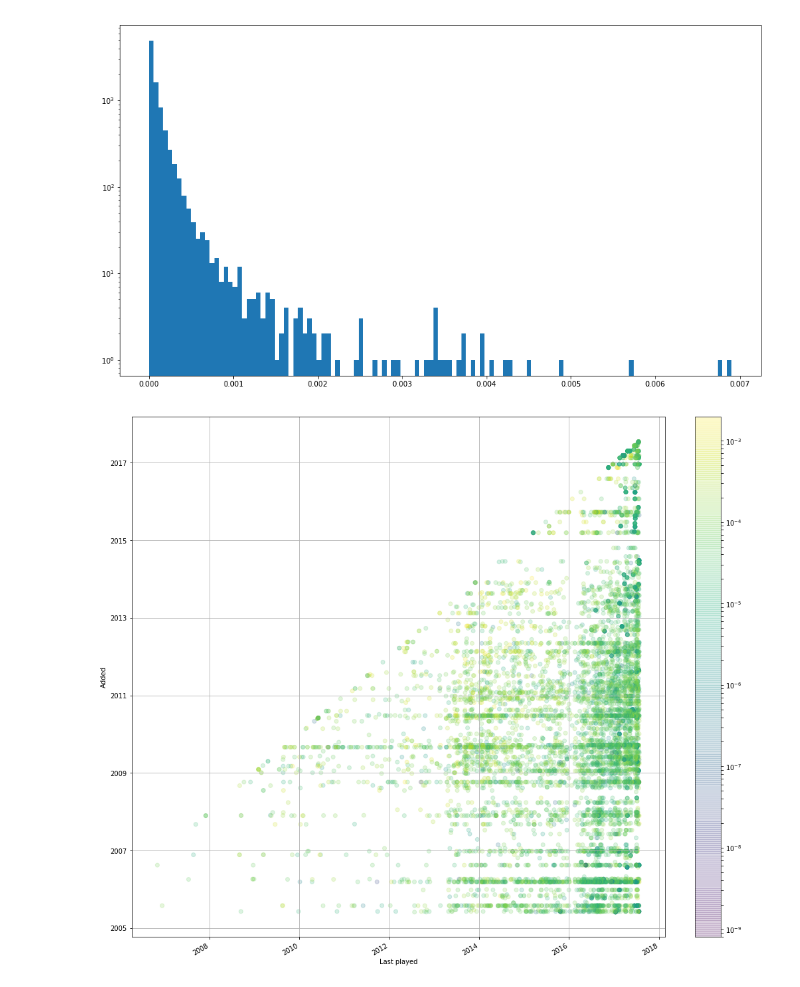
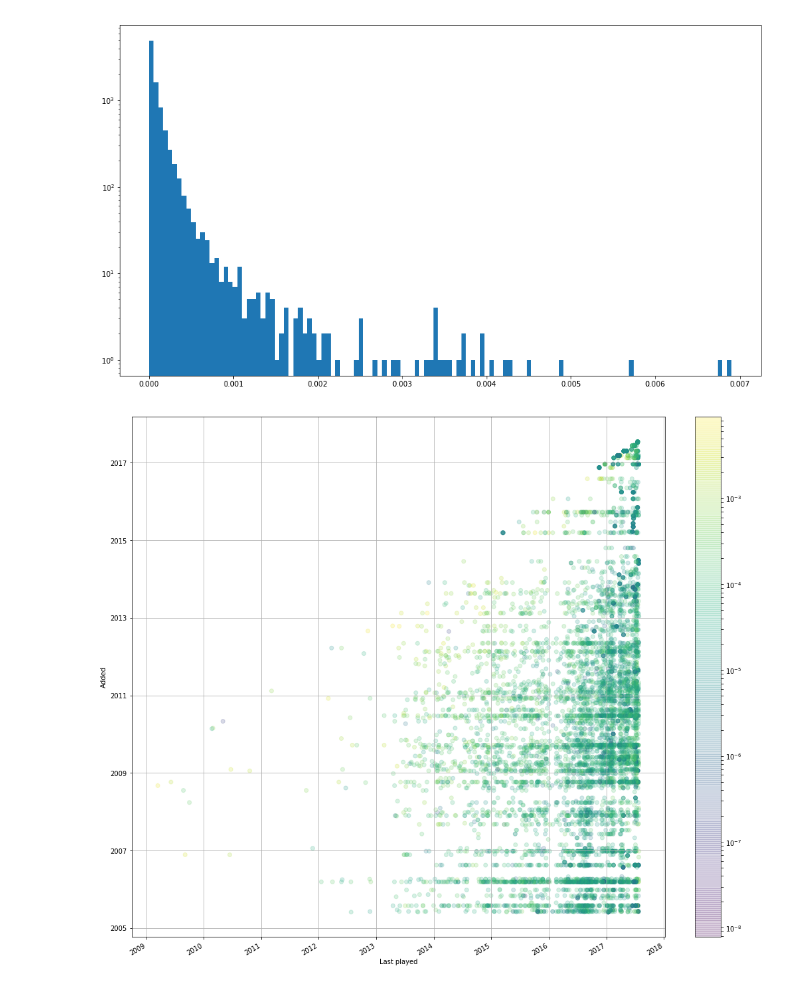
Before and after one commit to habnabit/itunes-playlistgen, a Jupyter notebook: score-metrics.ipynb, the cells around one changed output. Saved outputs shown, nothing was run; the diff lists cells and outputs as text; code cells hidden in the pictures.

Commit message:
Plot the most relevant date of each track.

```diff
--- a/score-metrics.ipynb
+++ b/score-metrics.ipynb
@@ -16,4 +15,11 @@ df_u = pd.DataFrame([dict(((k.code, v) for k, v in b.iteritems()), score=a) for
 # %%
 scored_biased = g.unrecent_score_tracks(tracks, True, 35)
 df_b = pd.DataFrame([dict(((k.code, v) for k, v in b.iteritems()), score=a) for a, b in scored_biased])
+# %%
+df = df_b.loc[~df_b['pPlD'].isnull()]
+deltas = df['score'].diff()
+deltas[0] = 0
+deltas = deltas.values / (df['score'].tail(1) - df['score'][0]).values
+date_considered = df_b[['pPlD', 'pSkD', 'pAdd']].max(axis=1)
+df = df.assign(chance=deltas, date_considered=date_considered)
 # %%
@@ -55,11 +60,6 @@ plt.colorbar(fraction=0.05)
 plt.show()
 # %% [output]
 [figure]
-# %%
-deltas = df['score'].diff()
-deltas[0] = 0
-deltas = deltas.values / (df['score'].tail(1) - df['score'][0]).values
-df = df.assign(chance=deltas)
 # %%
 fig, ax = plt.subplots(figsize=(16, 9))
 plt.hist(df['chance'], bins=125, log=True)
@@ -68,15 +68,15 @@ plt.show()
 [figure]
 # %%
 fig, ax = plt.subplots(figsize=(16, 16))
-df_ = df.loc[(df['chance'] < 0.002)]
-plt.scatter([o.to_pydatetime() for o in df_['pPlD']],
+df_ = df.loc[(df['chance'] != 0.002)]
+plt.scatter([o.to_pydatetime() for o in df_['date_considered']],
             [o.to_pydatetime() for o in df_['pAdd']],
             c=df_['chance'], alpha=0.2, norm=matplotlib.colors.LogNorm())
 ax.set_xlabel('Last played')
 ax.set_ylabel('Added')
 ax.grid(True)
 fig.autofmt_xdate()
 plt.colorbar(fraction=0.05)
 plt.show()
 # %% [output]
-[figure, old version]
+[figure, new version]
```
Also changed, not shown: parts of 4 cells of this notebook.
